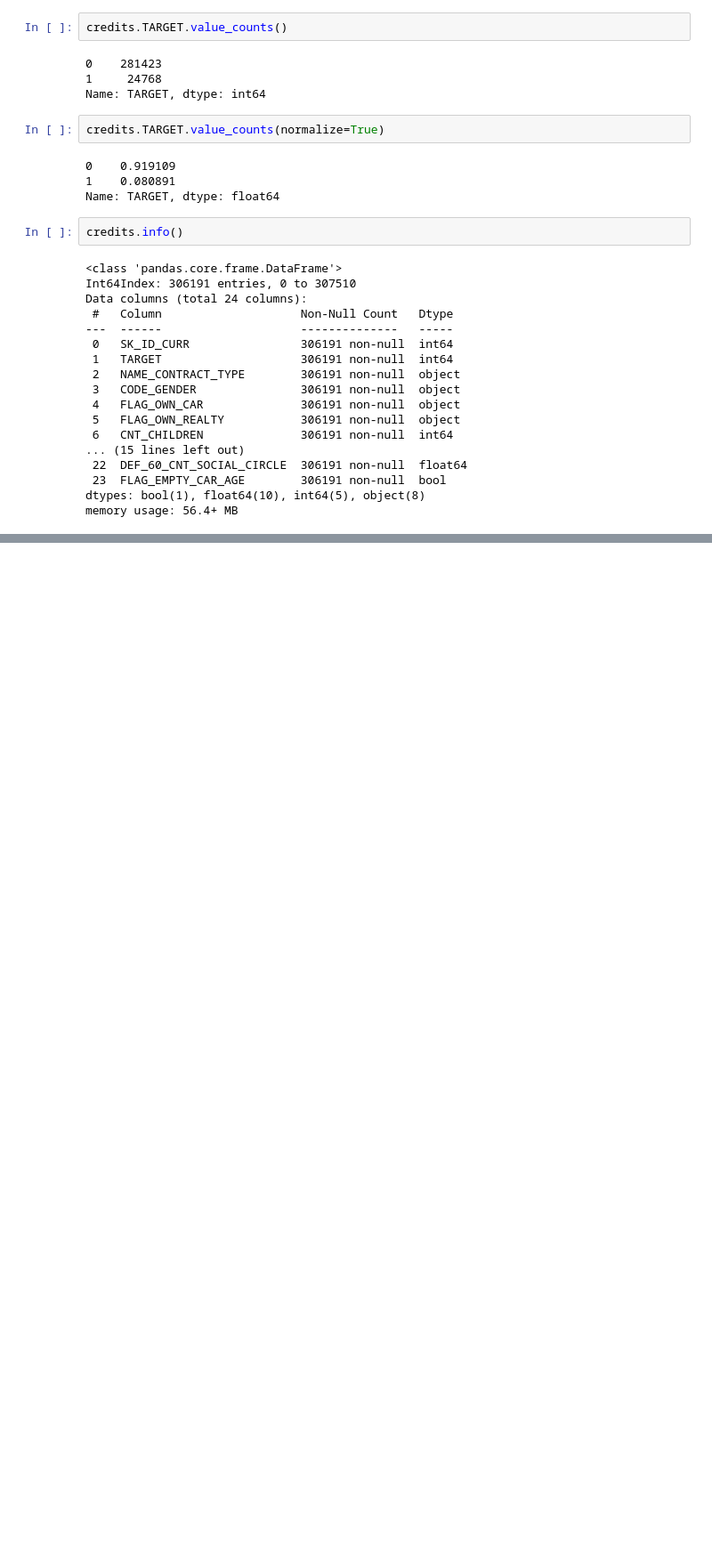
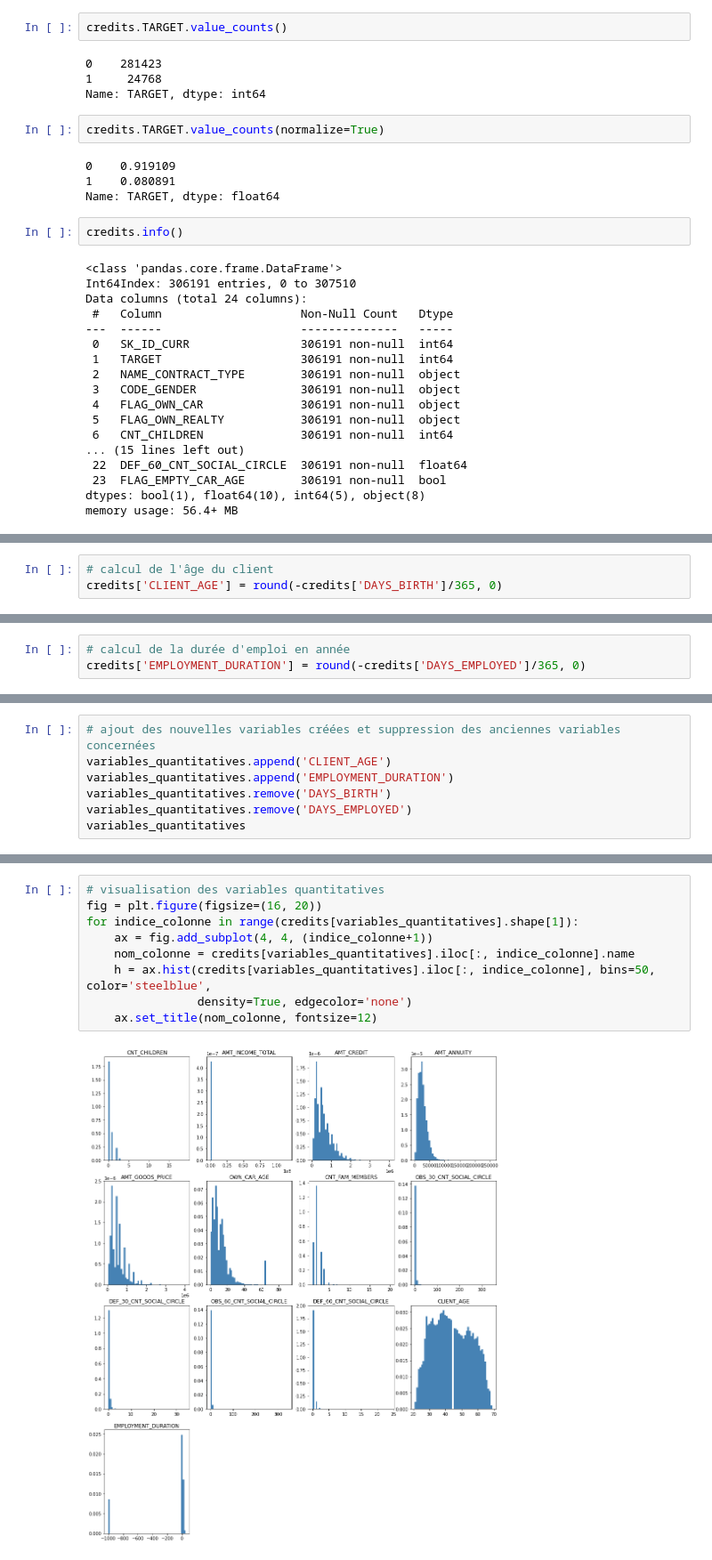
Before and after one commit to sebastienbourgeois/oc-p7-implementer-modele-scoring, a Jupyter notebook: code/modelisation.ipynb, the cells around one changed output, grey strips where cells are left out. Shown at 89% size. Cells and saved outputs as stored; diff of their text form; blank space fills up the shorter version.

```diff
--- a/code/modelisation.ipynb
+++ b/code/modelisation.ipynb
@@ -859,0 +932,3 @@ memory usage: 56.4+ MB
+# %%
+# calcul de l'âge du client
+credits['CLIENT_AGE'] = round(-credits['DAYS_BIRTH']/365, 0)
@@ -859,0 +973,3 @@ memory usage: 56.4+ MB
+# %%
+# calcul de la durée d'emploi en année
+credits['EMPLOYMENT_DURATION'] = round(-credits['DAYS_EMPLOYED']/365, 0)
@@ -859,0 +991,7 @@ memory usage: 56.4+ MB
+# %%
+# ajout des nouvelles variables créées et suppression des anciennes variables concernées
+variables_quantitatives.append('CLIENT_AGE')
+variables_quantitatives.append('EMPLOYMENT_DURATION')
+variables_quantitatives.remove('DAYS_BIRTH')
+variables_quantitatives.remove('DAYS_EMPLOYED')
+variables_quantitatives
@@ -859,0 +1028,11 @@ memory usage: 56.4+ MB
+# %%
+# visualisation des variables quantitatives
+fig = plt.figure(figsize=(16, 20))
+for indice_colonne in range(credits[variables_quantitatives].shape[1]):
+    ax = fig.add_subplot(4, 4, (indice_colonne+1))
+    nom_colonne = credits[variables_quantitatives].iloc[:, indice_colonne].name
+    h = ax.hist(credits[variables_quantitatives].iloc[:, indice_colonne], bins=50, color='steelblue',
+                density=True, edgecolor='none')
+    ax.set_title(nom_colonne, fontsize=12)
+# %% [output]
+[figure, added]
```
Also changed, not shown: parts of 23 cells of this notebook.
